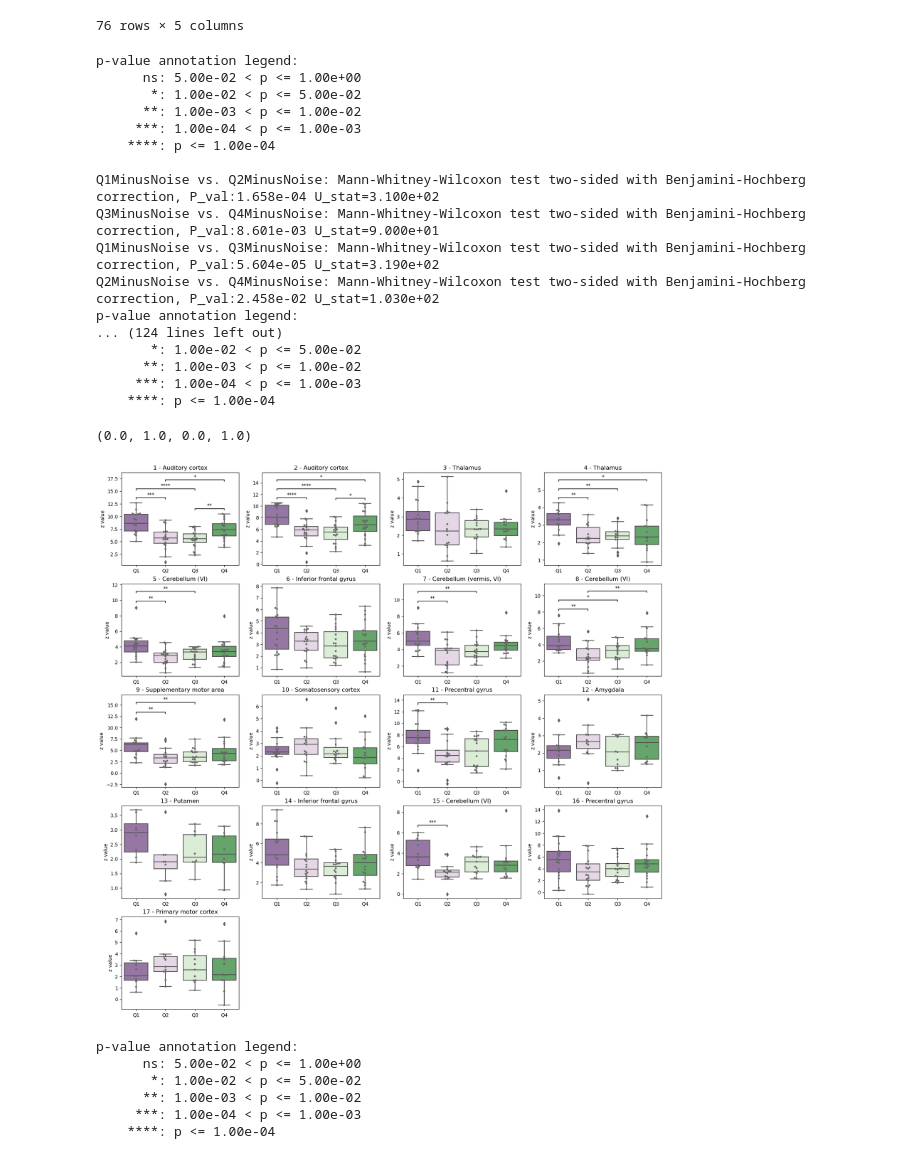
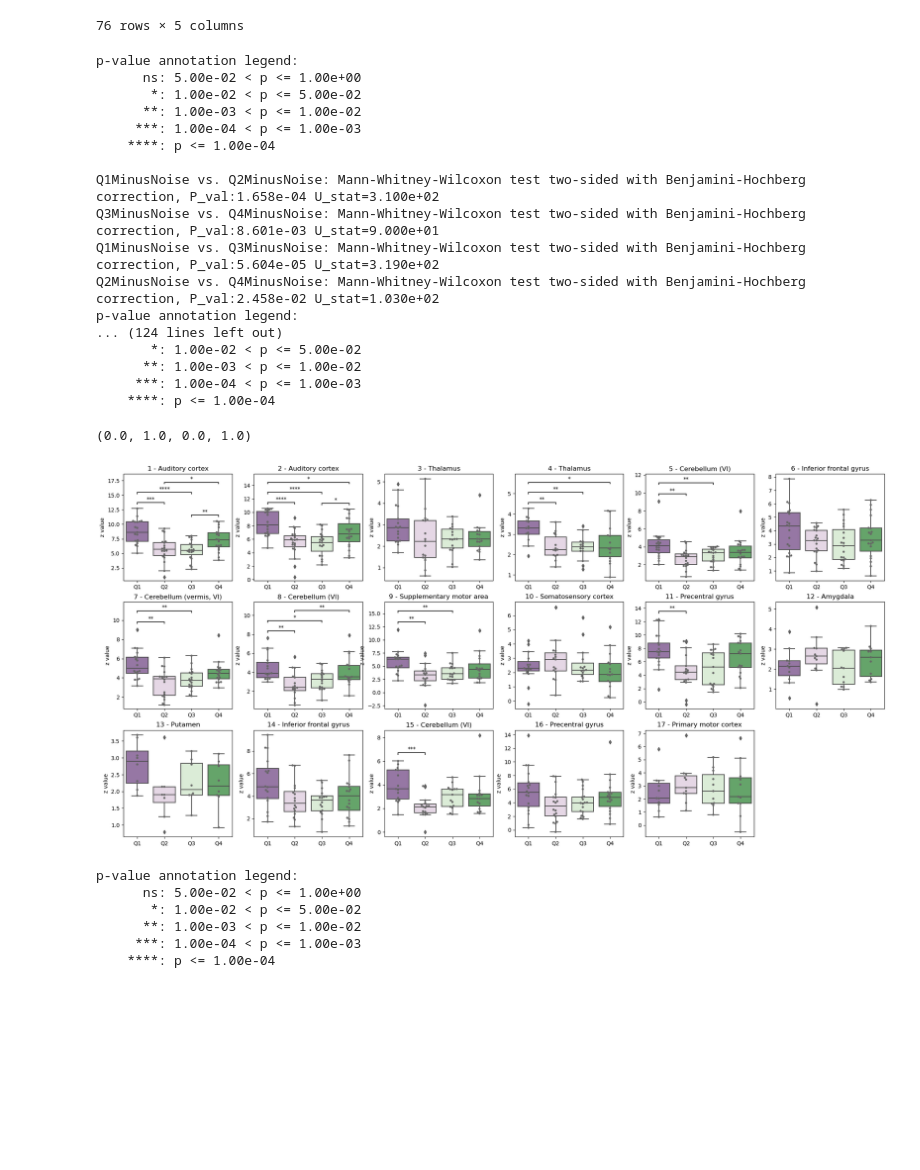
Before and after one commit to CIBIT-UC/brainplayback_task01, a Jupyter notebook: nilearn/glm_barplot-betas.ipynb, the cells around one changed output. Saved outputs shown, nothing was run; the diff lists cells and outputs as text; code cells hidden in the pictures; blank space fills up the shorter version.

Commit message:
change barplot figure format for preprint

```diff
--- a/nilearn/glm_barplot-betas.ipynb
+++ b/nilearn/glm_barplot-betas.ipynb
@@ -17,7 +17,8 @@ from itertools import combinations
 from statannotations.Annotator import Annotator
 # %%
 # Settings
-data_dir = '/DATAPOOL/BRAINPLAYBACK/BIDS-BRAINPLAYBACK-TASK1/'
+#data_dir = '/DATAPOOL/BRAINPLAYBACK/BIDS-BRAINPLAYBACK-TASK1/'
+data_dir = '/Volumes/T7/BIDS-BRAINPLAYBACK-TASK1/'
 space_label = "MNI152NLin2009cAsym"
 derivatives_folder = "derivatives/fmriprep/fmriprep"
 task_label = "01"
@@ -226,12 +212,14 @@ cluster_labels_list = ['Auditory cortex',
                 'Primary motor cortex']
 
 # set up the figure
-fig, ax = plt.subplots(5,4,figsize=(20, 20))
+n_rows = 3
+n_cols = 6
+fig, ax = plt.subplots(n_rows,n_cols,figsize=(25, 12))
 
 for rr in range(len(cluster_list)):
     # calculate subplot row and column indices
-    row = rr // 4
-    col = rr % 4
+    row = rr // n_cols
+    col = rr % n_cols
 
     # set up the boxplot
     this_ax = sns.boxplot(x="contrast", y="z_value", data=df[df['cluster']==cluster_list[rr]], ax=ax[row, col], palette="PRGn")
@@ -243,37 +231,35 @@ for rr in range(len(cluster_list)):
     ax[row, col].set_title(f"{int(cluster_list[rr])} - {cluster_labels_list[rr]}")
     ax[row, col].set_xticklabels(quad_list)
     ax[row, col].set_xlabel('')
     ax[row, col].set_ylabel('z value')
 
     # statistical comparisons between contrasts
     annotator = Annotator(ax[row, col], quad_pairs, data=df[df['cluster']==cluster_list[rr]], x='contrast', y='z_value', order=contrastList)
     annotator.configure(test='Mann-Whitney', text_format='star', loc='inside', verbose=1, comparisons_correction='fdr_bh', hide_non_significant=True)
     annotator.apply_and_annotate()
 
 # clear the last three subplots
-ax[4,1].axis('off')
-ax[4,2].axis('off')
-ax[4,3].axis('off')
+ax[2,5].axis('off')
 # %% [output]
 p-value annotation legend:
       ns: 5.00e-02 < p <= 1.00e+00
        *: 1.00e-02 < p <= 5.00e-02
       **: 1.00e-03 < p <= 1.00e-02
      ***: 1.00e-04 < p <= 1.00e-03
     ****: p <= 1.00e-04
 
 Q1MinusNoise vs. Q2MinusNoise: Mann-Whitney-Wilcoxon test two-sided with Benjamini-Hochberg correction, P_val:1.658e-04 U_stat=3.100e+02
 Q3MinusNoise vs. Q4MinusNoise: Mann-Whitney-Wilcoxon test two-sided with Benjamini-Hochberg correction, P_val:8.601e-03 U_stat=9.000e+01
 Q1MinusNoise vs. Q3MinusNoise: Mann-Whitney-Wilcoxon test two-sided with Benjamini-Hochberg correction, P_val:5.604e-05 U_stat=3.190e+02
 Q2MinusNoise vs. Q4MinusNoise: Mann-Whitney-Wilcoxon test two-sided with Benjamini-Hochberg correction, P_val:2.458e-02 U_stat=1.030e+02
 p-value annotation legend:
 ... (124 lines left out)
        *: 1.00e-02 < p <= 5.00e-02
       **: 1.00e-03 < p <= 1.00e-02
      ***: 1.00e-04 < p <= 1.00e-03
     ****: p <= 1.00e-04
 (0.0, 1.0, 0.0, 1.0)
-[figure, old version]
+[figure, new version]
 # %%
 # create a copy of df joing the contrasts Q1+Q2 and Q3+Q4 (test for arousal)
 df_arousal = df.copy()
```
Also changed, not shown: parts of 1 cell of this notebook.
